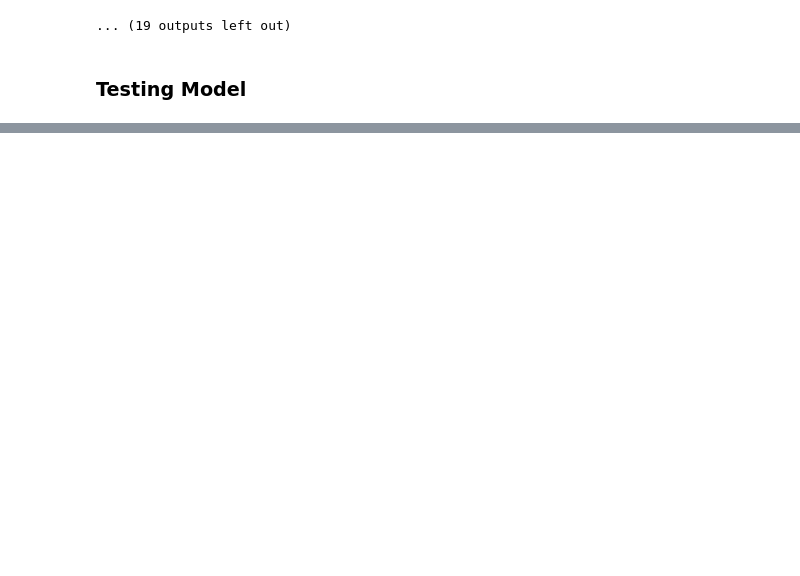
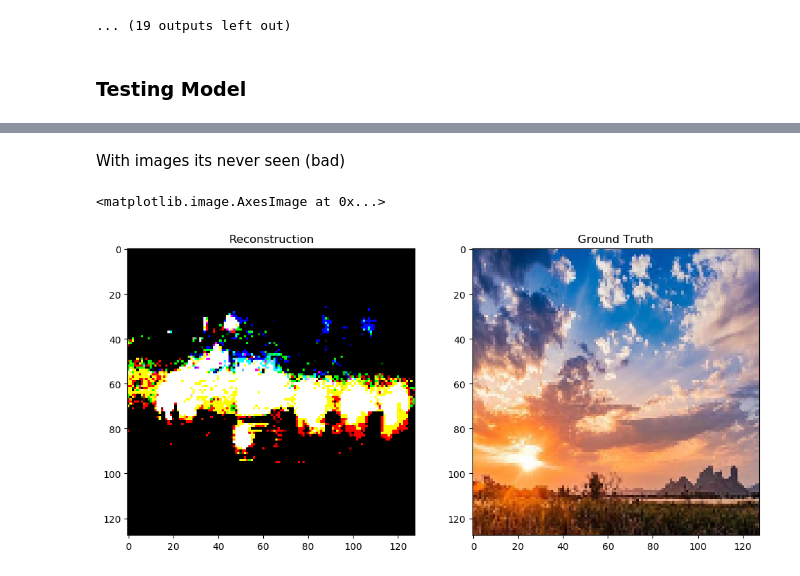
Before and after one commit to Icential/reconst, a Jupyter notebook: vae.ipynb, the cells around one changed output, grey strips where cells are left out. Cells and saved outputs as stored; diff of their text form; code cells hidden in the pictures; blank space fills up the shorter version.

```diff
--- a/vae.ipynb
+++ b/vae.ipynb
@@ -280,0 +283,23 @@ plt.imshow(X_img)
+# %% [markdown]
+With images its never seen (bad)
+# %%
+test_img = cv2.imread("v.jpg")
+test_img = cv2.cvtColor(test_img, cv2.COLOR_BGR2RGB)
+test_img = cv2.resize(test_img, (128, 128))
+test_tensor = torch.from_numpy(test_img).permute(2, 0, 1).reshape(input_dim).type(torch.float32).to(device)
+
+sample_reconst, sample_mean, sample_var = model(test_tensor)
+sample_reconst = sample_reconst.reshape(3, 128, 128).permute(1, 2, 0).detach().cpu().numpy()
+
+plt.figure(figsize=(12, 8))
+
+plt.subplot(121)
+plt.title("Reconstruction")
+plt.imshow(sample_reconst)
+
+plt.subplot(122)
+plt.title("Ground Truth")
+plt.imshow(test_img)
+# %% [output]
+<matplotlib.image.AxesImage at 0x...>
+[figure, added]
```
Also changed, not shown: parts of 7 cells of this notebook.
